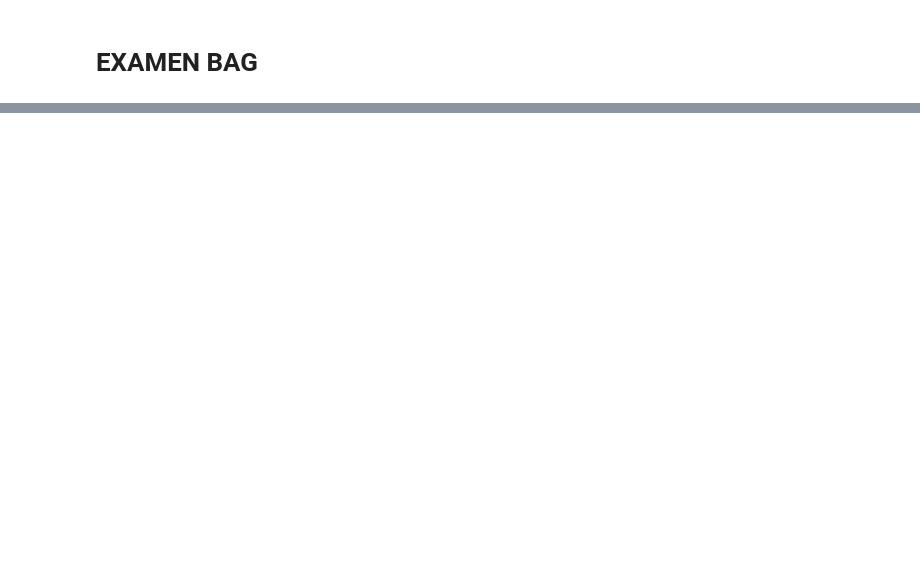
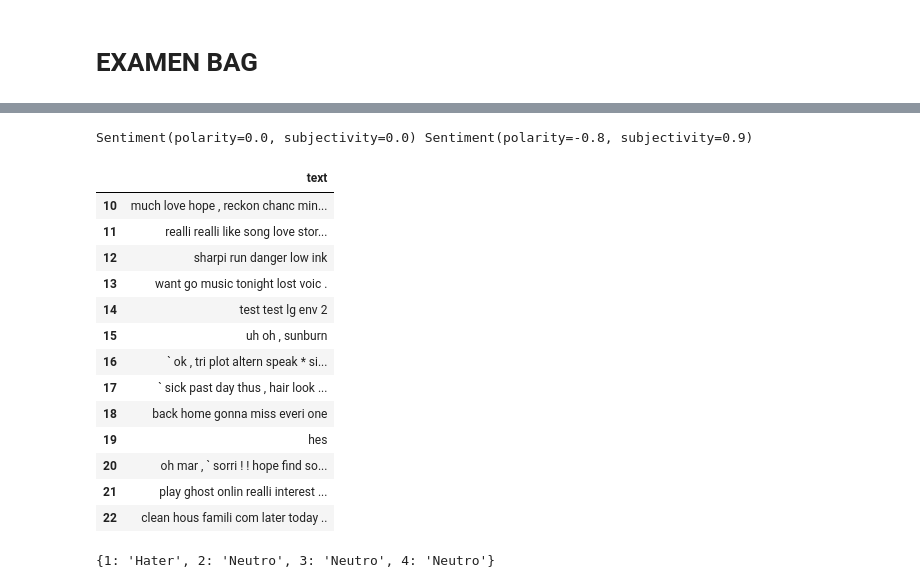
Before and after one commit to gloalvale/BAG2023-24, a Jupyter notebook: EXAMEN BAG/Prueba examen.ipynb, the cells around one changed output, grey strips where cells are left out. Cells and saved outputs as stored; diff of their text form; code cells hidden in the pictures; blank space fills up the shorter version.

Commit message:
These past days
Working of a machine learning project for universiry

```diff
--- a/EXAMEN BAG/Prueba examen.ipynb
+++ b/EXAMEN BAG/Prueba examen.ipynb
@@ -27,0 +441,35 @@ data[1:5]
+# %%
+from textblob import TextBlob
+
+# Ejemplo de texto
+texto = "you are a prostitute"
+texto1 = "i hate you a lot, i want to kill you, murder you, commit war crimes,suicide, kill myself and all my family, kill babies"
+# Crear un objeto TextBlob
+blob = TextBlob(texto)
+blob1 = TextBlob(texto1)
+
+# Analizar el sentimiento
+sentimiento = blob.sentiment
+sentimiento1 = blob1.sentiment
+
+# Imprimir el resultado
+print(sentimiento, sentimiento1)
+
+
+data[10:23]
+# %% [output]
+Sentiment(polarity=0.0, subjectivity=0.0) Sentiment(polarity=-0.8, subjectivity=0.9)
+|  | text |
+| 10 | much love hope , reckon chanc min... |
+| 11 | realli realli like song love stor... |
+| 12 | sharpi run danger low ink |
+| 13 | want go music tonight lost voic . |
+| 14 | test test lg env 2 |
+| 15 | uh oh , sunburn |
+| 16 | ` ok , tri plot altern speak * si... |
+| 17 | ` sick past day thus , hair look ... |
+| 18 | back home gonna miss everi one |
+| 19 | hes |
+| 20 | oh mar , ` sorri ! ! hope find so... |
+| 21 | play ghost onlin realli interest ... |
+| 22 | clean hous famili com later today .. |
@@ -27,0 +518,4 @@ data[1:5]
+# %%
+clasificador2(d)
+# %% [output]
+{1: 'Hater', 2: 'Neutro', 3: 'Neutro', 4: 'Neutro'}
```
Also changed, not shown: parts of 34 cells of this notebook, 1 other file.
